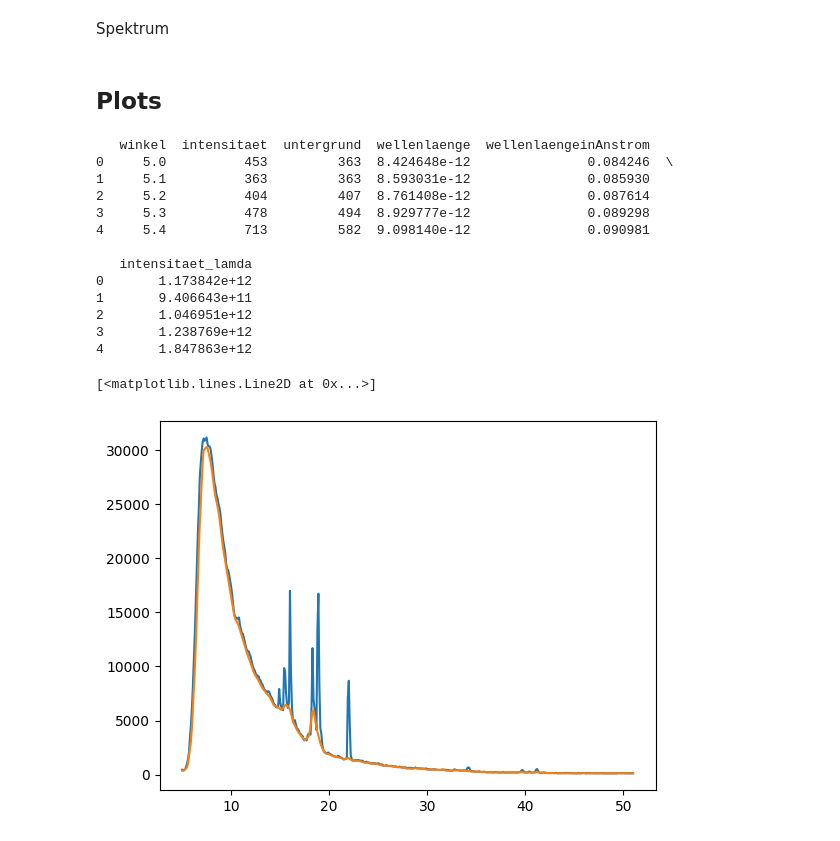
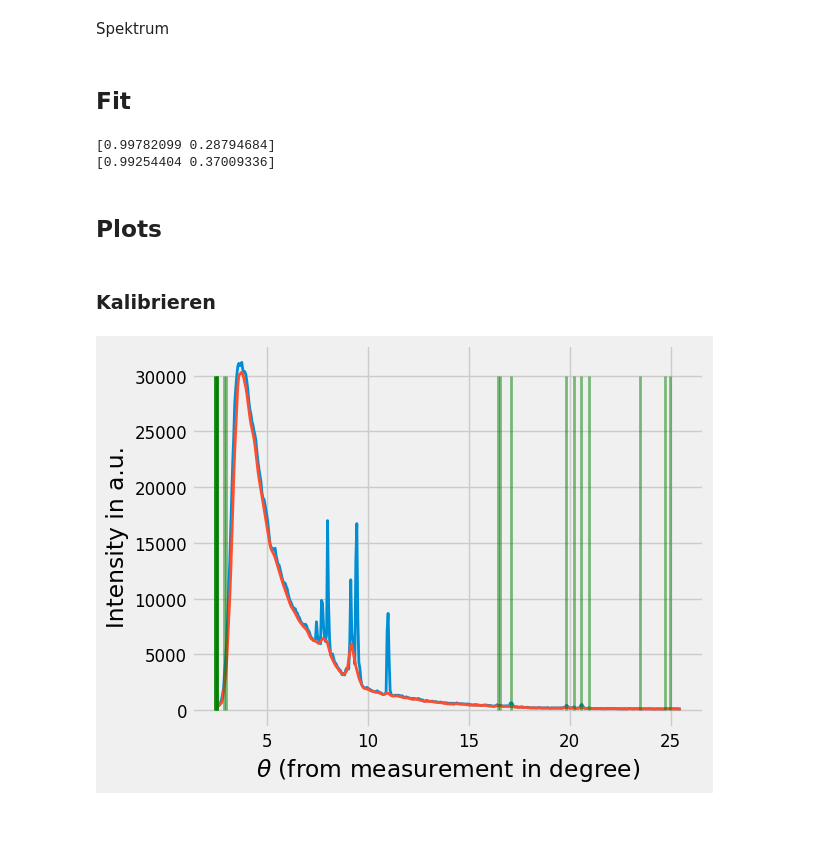
Before and after one commit to LeoausderDose/PPD, a Jupyter notebook: Versuch_XRays/Programming/Absorption/Absorption.ipynb, the cells around one changed output. Drawn from its saved outputs; the diff is of its cells as text; code cells hidden in the pictures.

```diff
--- a/Versuch_XRays/Programming/Absorption/Absorption.ipynb
+++ b/Versuch_XRays/Programming/Absorption/Absorption.ipynb
@@ -8,3 +34,8 @@ import pandas as pd
 ## Daten
 # %%
 df_withoutFoil = pd.read_csv('HG2_23_1.STN',sep = "\s+|\t+|\s+\t+|\t+\s+",  header= None, names=['winkel', 'intensitaet', 'untergrund'], encoding = 'unicode_escape',  skiprows= list(range(0,22)))
+df_siegbrand = pd.read_csv('Siegbrand.csv', sep=',')
+df_peaks = pd.read_csv('Peaks.csv', sep=',')
+df_peaks2 = pd.read_csv('Peaks2.csv', sep=',')
+
+df_withF11 = pd.read_csv('HG2_23_2.STN',sep = "\s+|\t+|\s+\t+|\t+\s+",  header= None, names=['winkel', 'intensitaet', 'untergrund'], encoding = 'unicode_escape',  skiprows= list(range(0,22)))
@@ -20,0 +42,7 @@ def intensitylamda(Int, theta, d):
+# %%
+df_siegbrand['lamda'] = df_siegbrand['lamda']*1e-10
+df_withoutFoil['theta'] = df_withoutFoil['winkel']/2
+# %%
+df_siegbrand['theta'] = np.degrees(lamdatotheta(df_siegbrand['lamda'], d, 1)/2)
+df_siegbrand['theta_reflex2'] = np.degrees(lamdatotheta(df_siegbrand['lamda'], d, 2)/2)
+#print(df_siegbrand)
@@ -28,25 +58,46 @@ df_withoutFoil['wellenlaengeinAnstrom'] = df_withoutFoil['wellenlaenge'] * 1e10
 Spektrum
 # %%
 df_withoutFoil['intensitaet_lamda'] = intensitylamda(df_withoutFoil['intensitaet'], df_withoutFoil['winkel']/2,d)
+# %% [markdown]
+## Fit
+# %%
+fit_7to12, err_fit_7to12 = curve_fit(gerade, df_peaks['angle'],df_siegbrand_beobachtet['theta'])
+print(fit_7to12)
+
+xdata = np.linspace(7,12,100)
+ydata_fit7to12 = gerade(xdata, fit_7to12[0], fit_7to12[1])
+
+fit_16to26, err_fit_16to26 = curve_fit(gerade, df_peaks2['angle'],df_siegbrand_beobachtet2['theta_reflex2'])
+print(fit_16to26)
+
+xdata = np.linspace(7,30,100)
+ydata_fit7to12 = gerade(xdata, fit_7to12[0], fit_7to12[1])
+ydata_fit16to26 = gerade(xdata, fit_16to26[0], fit_16to26[1])
+# %% [output]
+[0.99782099 0.28794684]
+[0.99254404 0.37009336]
 # %% [markdown]
 ## Plots
-# %%
-print(df_withoutFoil.head())
-plt.plot(df_withoutFoil.loc[:,'winkel'], df_withoutFoil.loc[:,'intensitaet'])
-plt.plot(df_withoutFoil.loc[:,'winkel'], df_withoutFoil.loc[:,'untergrund'])
-# %% [output]
-   winkel  intensitaet  untergrund  wellenlaenge  wellenlaengeinAnstrom
-0     5.0          453         363  8.424648e-12               0.084246  \
-1     5.1          363         363  8.593031e-12               0.085930
-2     5.2          404         407  8.761408e-12               0.087614
-3     5.3          478         494  8.929777e-12               0.089298
-4     5.4          713         582  9.098140e-12               0.090981
-
-   intensitaet_lamda
-0       1.173842e+12
-1       9.406643e+11
-2       1.046951e+12
-3       1.238769e+12
-4       1.847863e+12
-[<matplotlib.lines.Line2D at 0x...>]
-[figure, removed]
+# %% [markdown]
+### Kalibrieren
+# %%
+#print(df_withoutFoil.head())
+plt.plot(df_withoutFoil.loc[:,'theta'], df_withoutFoil.loc[:,'intensitaet'], label = 'data')
+plt.plot(df_withoutFoil.loc[:,'theta'], df_withoutFoil.loc[:,'untergrund'], label = 'background')
+#plt.vlines(df_siegbrand['theta']-0.25, 0, 30000, label = 'peaks calc. 1st order')
+plt.vlines(df_siegbrand['theta_reflex2']-0.22, 0, 30000, colors= 'g',alpha =0.5, label = 'peaks calc. 2nd order')
+
+
+#plt.xlim(5,26)
+#plt.ylim(100,700)
+
+plt.xlabel(r'$\theta $ (from measurement in degree)')
+plt.ylabel(r'Intensity in a.u.')
+#plt.yscale('log')
+
+plt.tight_layout()
+#plt.legend(loc =3)
+
+#plt.savefig('Calibration2Orderlog.pdf')
+# %% [output]
+[figure, added]
```
Also changed, not shown: parts of 21 cells of this notebook, 6 other files.
